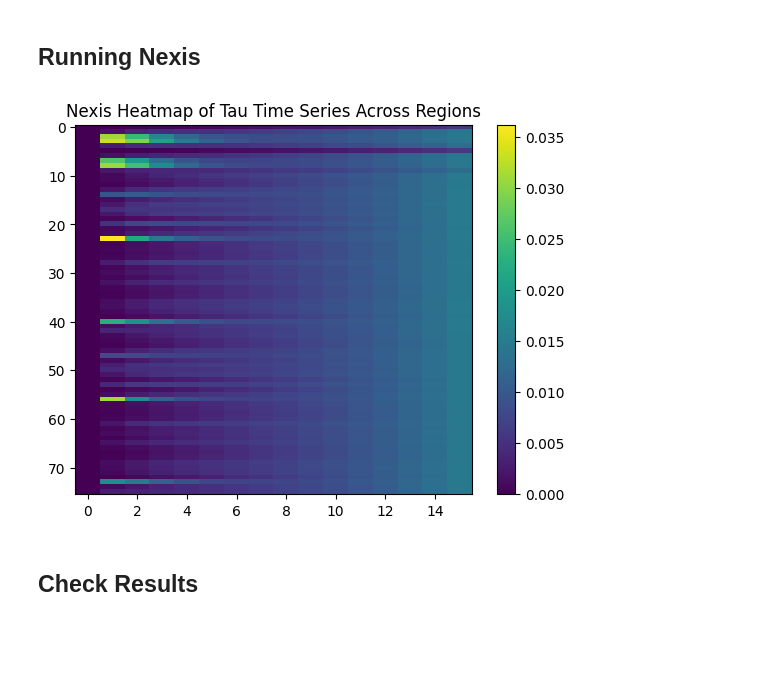
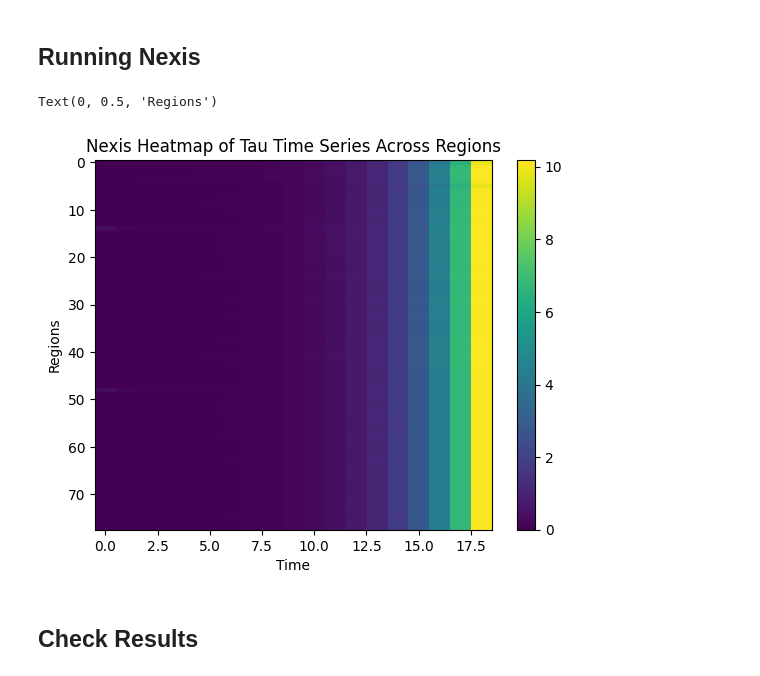
Before and after one commit to LaasyaMunjeti/EBM-Nexis, a Jupyter notebook: Running_nexis_forward.ipynb, the cells around one changed output. Saved outputs shown, nothing was run; the diff lists cells and outputs as text; code cells hidden in the pictures; blank space fills up the shorter version.

```diff
--- a/Running_nexis_forward.ipynb
+++ b/Running_nexis_forward.ipynb
@@ -117,7 +123,7 @@ C_ = connectivity_matrix  # Connectivity matrix (nROI x nROI)
 U_ = np.zeros((nROI, 1))  # Don't care about cell types (nROI x nTypes), set to nROI x 1 array of random numbers or 0
 init_vec_ = init_vec # Initial tau vector (nROI x 1)
 if individual == 1:
-    t_vec_ = np.linspace(0, 15, 16)
+    t_vec_ = np.linspace(0, 18, 19)
 else:
     t_vec_ = np.linspace(0, 10, 100)  # Time vector (include 100 time points) (1 x nt)
 w_dir_ = 0  # Since I don't care about directionality, set to 0 which overwrites s as 0.5
@@ -129,9 +135,9 @@ logistic_term_ = 1 # Binary flag set to 1 to run with logistic term and 0 to run
 ## Load EBM Data
 # %%
 if individual == 1:
-    patient_data = pandas.read_csv('Cross-sectional stage and regional tau.csv')
+    patient_data = pandas.read_csv('EBM stage + tau/Cross-sectional stage and regional tau - version 9.csv')
 
-    RID = 31 #EDIT PATIENT RID MANUALLY HERE
+    RID = 6705	#EDIT PATIENT RID MANUALLY HERE
     patient = patient_data[patient_data['RID'] == RID]
 
     # Define number of time points
@@ -158,7 +164,7 @@ if individual == 1:
 
 else:
     # Load tau time series from EBM (E(t)) to compare with NDM output (Y)
-    EBM_data = pandas.read_csv('Regional tau time series - version 1.csv')
+    EBM_data = pandas.read_csv('EBM time series/EBM tau time series - version 9.csv')
 
     # Housekeeping
     EBM_data = EBM_data.drop('Unnamed: 0',axis=1)
@@ -199,25 +205,30 @@ def Nexis_error(params, patient_tau):
     if individual == 1:
         # For optimization, only take stages from Y that correspond to patient's stages
         Y_edited = Y[:, stages]
-        # Calculate R
+
+        # Check if Y_edited is constant
+        if np.all(Y_edited == Y_edited[0]):
+            Y_edited[0] = Y_edited[0] + 0.00001 # Add small constant
         corr_coeff, p_value = pearsonr(patient_tau.flatten(), Y_edited.flatten())
         error = mse_matrix(patient_tau, Y_edited) + 0.5 * (1- corr_coeff)
+
     else:
-        error = mse_matrix(EBM_data_excluded, Y)
+        corr_coeff, p_value = pearsonr(EBM_data_excluded.flatten(), Y.flatten())
+        error = mse_matrix(EBM_data_excluded, Y) + 0.5 * (1- corr_coeff)
 
     return error
 # %%
 custom_Nexis_error = partial(Nexis_error, patient_tau=patient_tau)
 
 # Initial guesses for parameters (alpha, beta, gamma, s, b, p, k) # ADJUST THESE
-init_guess = np.array([0.1, 1.01, 0.5, 0.5, 0, 0.0, 20])
+init_guess = np.array([0.2, 1.01, 1, 0.5, 0, 0.0, 50])
 
 # Bounds for each parameter [(min alpha, max alpha), (min beta, max beta), (min gamma, max gamma), etc. # ADJUST THESE
-bounds = [(0, 2),(0, 3),(0,3),(0.5,0.5),(0,0),(0,0),(0,50)]
+bounds = [(0, 3),(0, 4),(1,1),(0.5,0.5),(0,0),(0,0),(50,50)]
 
 # Perform the optimization
-result = minimize(custom_Nexis_error, init_guess, bounds=bounds, method='L-BFGS-B',
-                  options={'ftol': 1e-3, 'gtol': 1e-3,'maxiter': 1000})
+result = minimize(custom_Nexis_error, init_guess, bounds=bounds, method='Powell',
+                  options={'xtol': 1e-4, 'ftol': 1e-4,'maxiter': 1000})
 
 # Check the results
 if result.success:
@@ -233,25 +310,34 @@ Optimization successful. Optimized parameters (alpha, beta, gamma, s, b, p, k):
 # %%
 # Initialize run_Nexis class
 nexis_model = run_Nexis(C_=C_, U_=U_, init_vec_=init_vec_, t_vec_=t_vec_, w_dir_=w_dir_,
                         volcorrect_=volcorrect_, use_baseline_=use_baseline_,
                         region_volumes_=region_volumes_, logistic_term_=logistic_term_)
 
 # Parameters for simulate_nexis method
-parameters = optimized_params  # [alpha, beta, gamma, s, b, p, k] # CAN MANUALLY SET PARAMETERS HERE
+parameters = optimized_params  # [alpha, beta, gamma, s, b, p, k]
+#parameters = [1.91969057,1.21115461,1,0.5,0,0,50] # CAN MANUALLY SET PARAMETERS HERE
 
 # Call the simulate_nexis method with the parameters
 Y = nexis_model.simulate_nexis(parameters)
 
 if individual == 1:
     # Take stages from Y that correspond to patient's stages
     Y_edited = Y[:, stages]
 else:
     # Normalize by L2 norm
     normalized_Y = normalize_by_l2_norm(Y)
 
 # Plot heatmap of Y
-plt = heatmap(init_vec_method, Y)
+plt.imshow(Y, cmap='viridis', interpolation='none', aspect='auto')
+plt.colorbar()  # Add a color bar to map colors to values
+plt.title('Nexis Heatmap of Tau Time Series Across Regions')
+plt.xlabel('Time')
+plt.ylabel('Regions')
+#ax = plt.gca()
+#ax.set_xticklabels([])
+#ax.set_yticklabels([])
 # %% [output]
+Text(0, 0.5, 'Regions')
-[figure, old version]
+[figure, new version]
 # %% [markdown]
 ## Check Results
```
Also changed, not shown: parts of 10 cells of this notebook.
